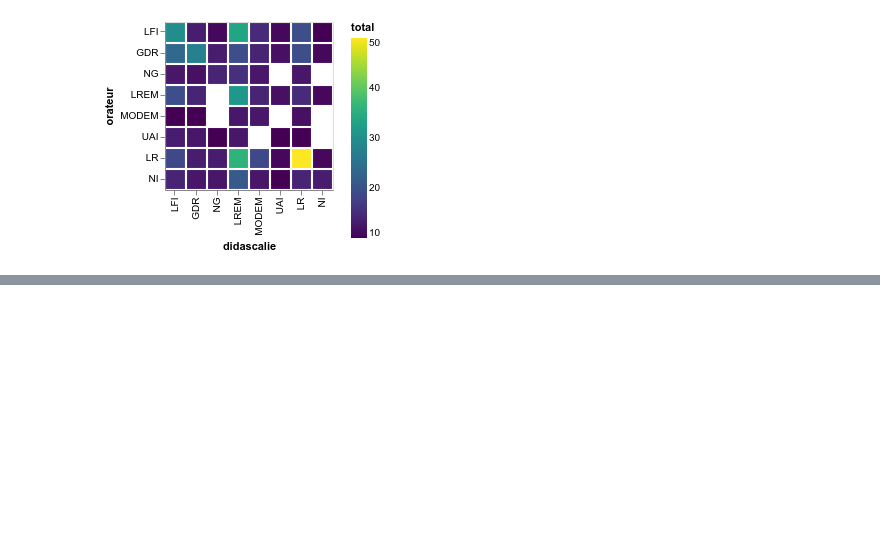
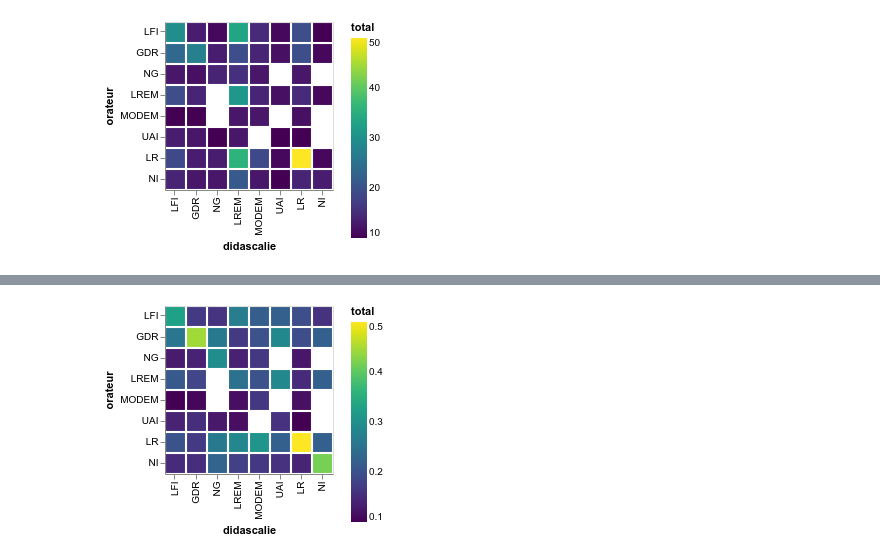
Before and after one commit to medialab/didascalies, a Jupyter notebook: notebooks/Matrices.ipynb, the cells around one changed output, grey strips where cells are left out. Cells and saved outputs as stored; diff of their text form; code cells hidden in the pictures; blank space fills up the shorter version.

```diff
--- a/notebooks/Matrices.ipynb
+++ b/notebooks/Matrices.ipynb
@@ -107,3 +119,6 @@ matrix("rires")
 # %% [output]
 [interactive output not drawn]
 [figure]
+# %%
+groupes_groupes("rires", normalize=True)
+# %% [output]
@@ -109,0 +126 @@ matrix("rires")
+[figure, added]
```
Also changed, not shown: parts of 15 cells of this notebook.
